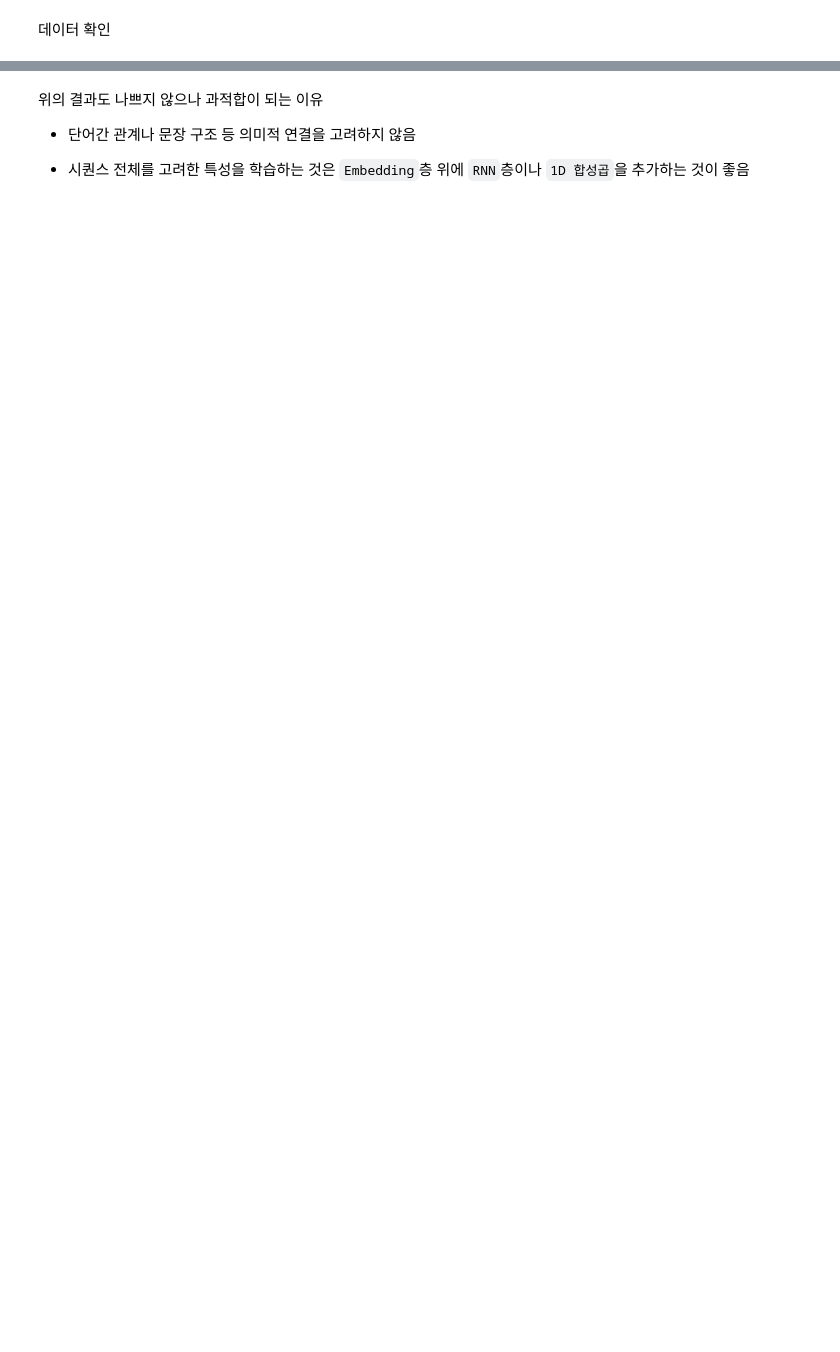
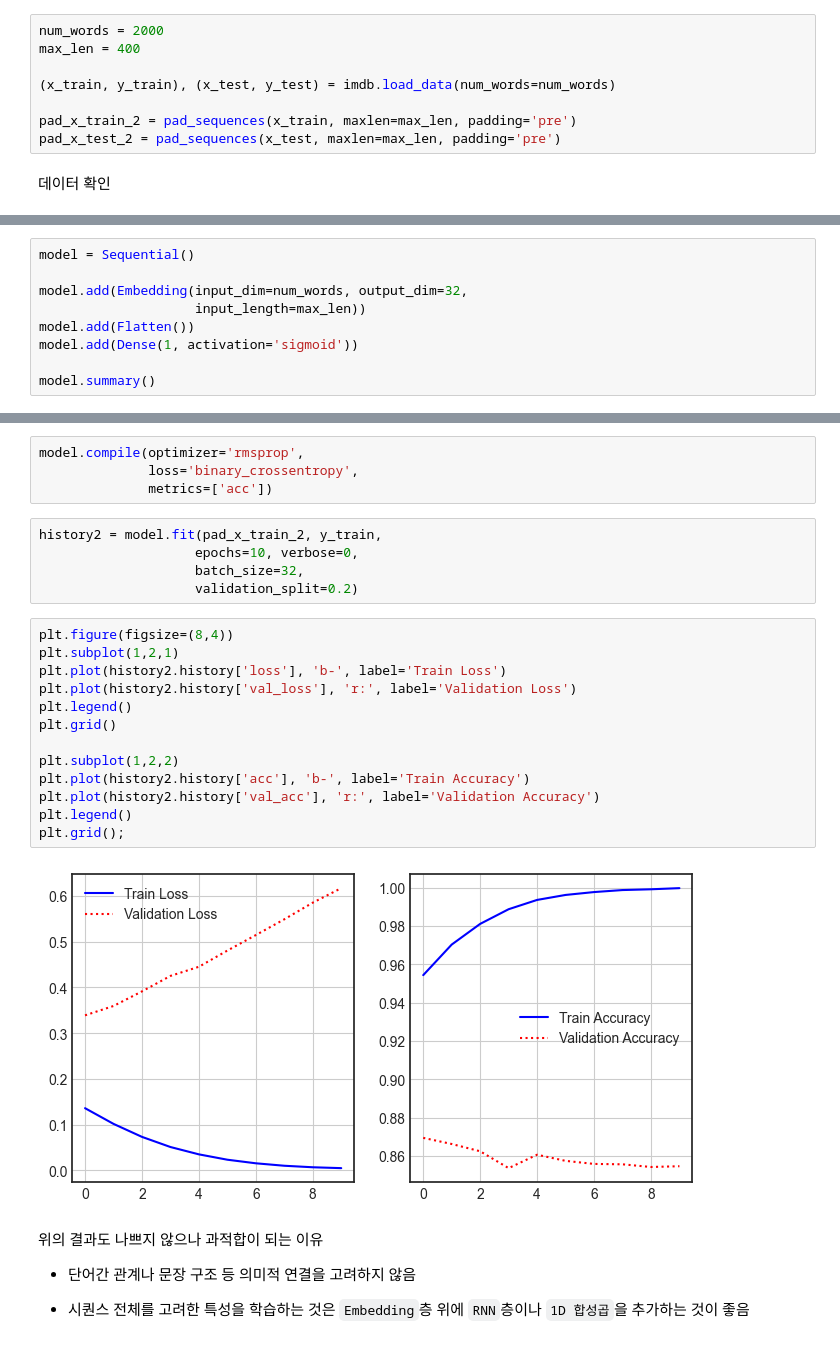
Before and after one commit to jo-cho/nlp_study, a Jupyter notebook: Notebooks/_7_임베딩(Embedding).ipynb, the cells around one changed output, grey strips where cells are left out. Drawn from its saved outputs; the diff is of its cells as text; blank space fills up the shorter version.

```diff
--- a/Notebooks/_7_임베딩(Embedding).ipynb
+++ b/Notebooks/_7_임베딩(Embedding).ipynb
@@ -79,4 +246,12 @@
 # %% [markdown]
 ### 단어의 수를 늘린 후 재학습
+# %%
+num_words = 2000
+max_len = 400
+
+(x_train, y_train), (x_test, y_test) = imdb.load_data(num_words=num_words)
+
+pad_x_train_2 = pad_sequences(x_train, maxlen=max_len, padding='pre')
+pad_x_test_2 = pad_sequences(x_test, maxlen=max_len, padding='pre')
 # %% [markdown]
 데이터 확인
@@ -82,0 +279,9 @@
+# %%
+model = Sequential()
+
+model.add(Embedding(input_dim=num_words, output_dim=32,
+                    input_length=max_len))
+model.add(Flatten())
+model.add(Dense(1, activation='sigmoid'))
+
+model.summary()
@@ -83,3 +304,27 @@
+# %%
+model.compile(optimizer='rmsprop',
+              loss='binary_crossentropy',
+              metrics=['acc'])
+# %%
+history2 = model.fit(pad_x_train_2, y_train,
+                    epochs=10, verbose=0,
+                    batch_size=32,
+                    validation_split=0.2)
+# %%
+plt.figure(figsize=(8,4))
+plt.subplot(1,2,1)
+plt.plot(history2.history['loss'], 'b-', label='Train Loss')
+plt.plot(history2.history['val_loss'], 'r:', label='Validation Loss')
+plt.legend()
+plt.grid()
+
+plt.subplot(1,2,2)
+plt.plot(history2.history['acc'], 'b-', label='Train Accuracy')
+plt.plot(history2.history['val_acc'], 'r:', label='Validation Accuracy')
+plt.legend()
+plt.grid();
+# %% [output]
+[figure, added]
 # %% [markdown]
 위의 결과도 나쁘지 않으나 과적합이 되는 이유
 - 단어간 관계나 문장 구조 등 의미적 연결을 고려하지 않음
```
Also changed, not shown: parts of 66 cells of this notebook.
